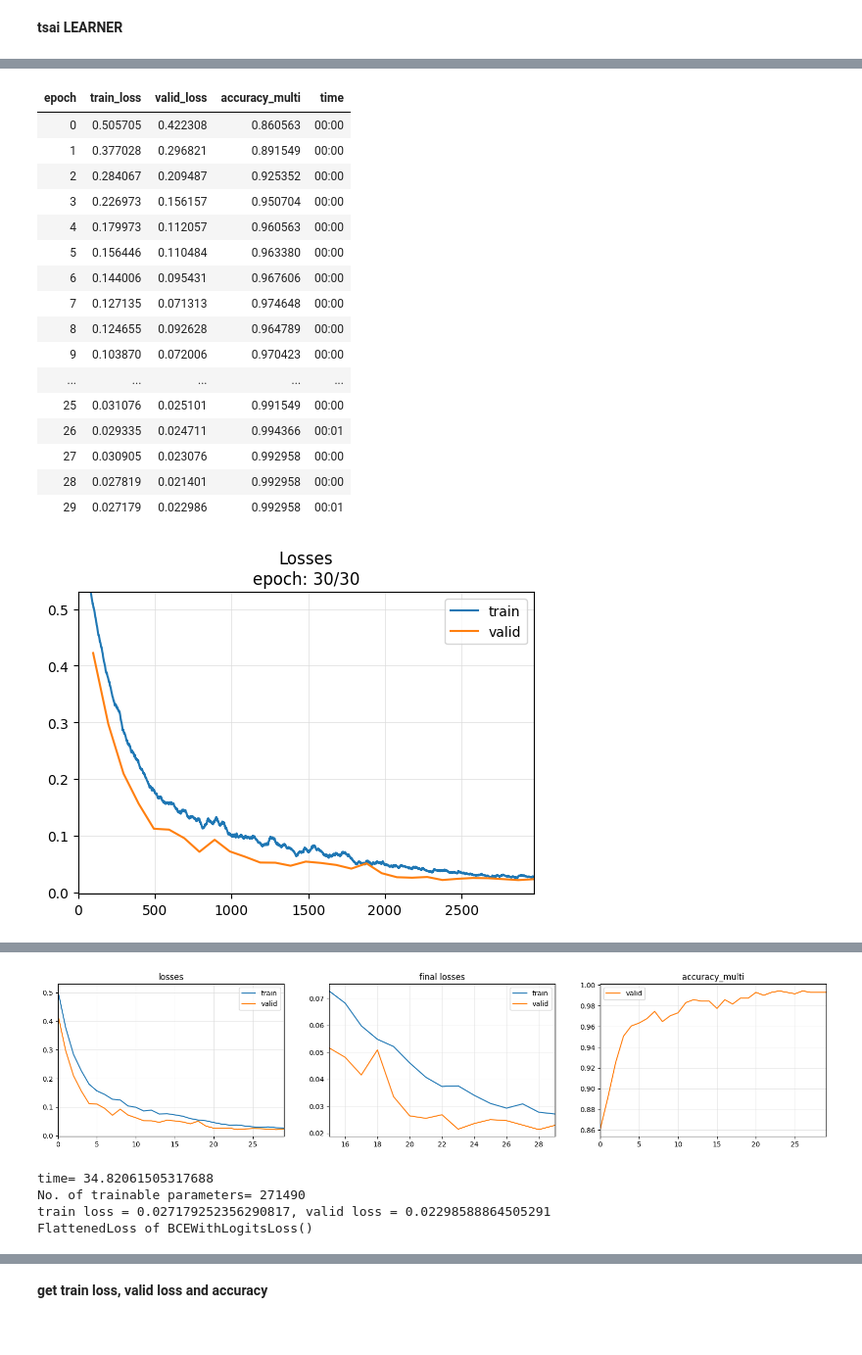
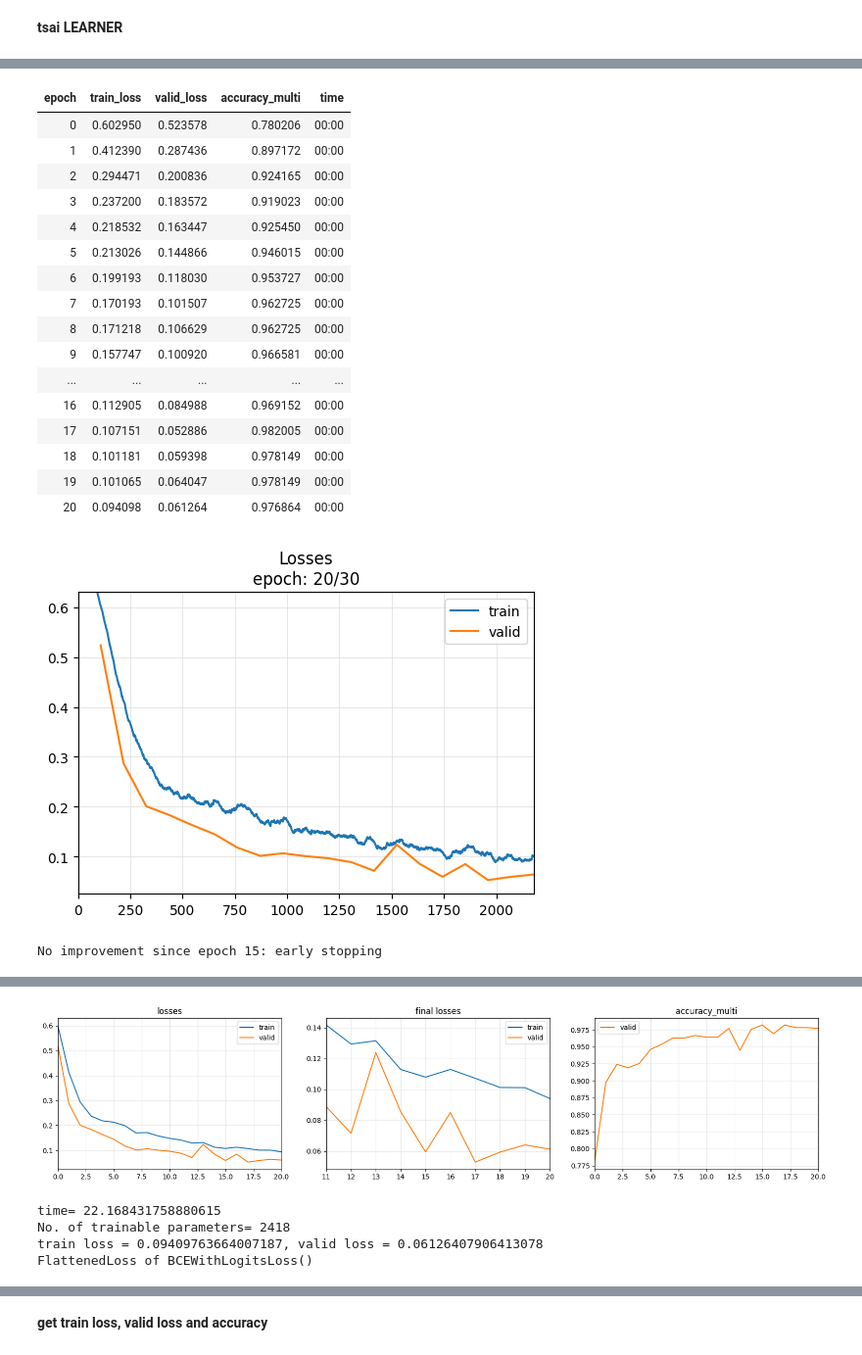
Before and after one commit to MajedNaN/TimeSeriesClassification, a Jupyter notebook: main.ipynb, the cells around one changed output, grey strips where cells are left out. Shown at 98% size. Cells and saved outputs as stored; diff of their text form; code cells hidden in the pictures.

Commit message:
added config file and optuna

```diff
--- a/main.ipynb
+++ b/main.ipynb
@@ -405,0 +408,3 @@ plt.show()
+# %%
+with open('config.yaml') as f:
+    hyperparams = yaml.load(f,SafeLoader)
@@ -406,7 +413,8 @@ plt.show()
 # %%
-under_window = 30
-seq_len = 10
-stride = 1
+under_window = hyperparams['sample_segment']['under_window']
+seq_len = hyperparams['sample_segment']['seq_len']
+stride = hyperparams['sample_segment']['stride']
+sliding_mode = hyperparams['sample_segment']['sliding_mode']
 # standard_mode = 1 ## 1=normalizec, 2= minmax
 
 # reset index
@@ -419,11 +427,11 @@ stride = 1
 ## undersampling and sliding
 sampling = True
 if sampling:
-    X1,y1= under_sample(df_mini1,under_window,seq_len,stride,standardize_mode='mean')
-    X2,y2= under_sample(df_mini2,under_window,seq_len,stride,standardize_mode='mean')
+    X1,y1= under_sample(df_mini1,under_window,seq_len,stride,sliding_mode=sliding_mode)
+    X2,y2= under_sample(df_mini2,under_window,seq_len,stride,sliding_mode=sliding_mode)
 else:
-    X1,y1= sliding(seq_len,stride,features_mini1,targets1,mode='mean')
-    X2,y2= sliding(seq_len,stride,features_mini2,targets2,mode='mean')
+    X1,y1= sliding(seq_len,stride,features_mini1,targets1,mode=sliding_mode)
+    X2,y2= sliding(seq_len,stride,features_mini2,targets2,mode=sliding_mode)
 
 
 ### standardizing segments after undersampling
@@ -475,7 +483,8 @@ y_valid = y[splits[1]]
 # y_test = y[splits[2]]
 
 #different test set
-x_test_, y_test = sliding(seq_len,1,df2_test_features_mini,df2_test_targets,mode='mean')
+### uses stride = 1 to check all time points
+x_test_, y_test = sliding(seq_len,1,df2_test_features_mini,df2_test_targets,mode=sliding_mode)
 x_test = np.zeros(x_test_.shape,dtype=np.float32)
 #################
 
@@ -545,0 +560,3 @@ ax.bar_label(bars)
+# %%
+with open('config.yaml') as f:
+    hyperparams = yaml.load(f,SafeLoader)
@@ -546,6 +565,9 @@ ax.bar_label(bars)
 # %%
 ######## remove sigmoid from the network*****************
 
+epochs = hyperparams['model']['epochs']
+bs = hyperparams['model']['bs']
+num_workers = hyperparams['model']['num_workers']
 # splits = TimeSplitter()(y)
 tfms  = [None, MultiCategorize()]
 batch_tfms = TSStandardize()
@@ -553,55 +575,53 @@ batch_tfms = TSStandardize()
 
 tsets = TSDatasets(x_train, y_train, tfms=tfms, inplace=True)
 vsets = TSDatasets(x_valid, y_valid, tfms=tfms, inplace=True)
-dls   = TSDataLoaders.from_dsets(tsets, vsets, bs = 32, num_workers=2)#,batch_tfms=batch_tfms) ### note the normalization
+dls   = TSDataLoaders.from_dsets(tsets, vsets, bs = bs, num_workers=num_workers)#,batch_tfms=batch_tfms) ### note the normalization
 
 #### use batch normalization instead
 # dsets = TSDatasets(X, y, tfms=tfms, splits=splits, inplace=True)
 # dls   = TSDataLoaders.from_dsets(dsets.train, dsets.valid, bs = 32, num_workers=2,batch_tfms=batch_tfms) ### note the normalization
 
-epochs = 30
 # k={'shuffle':False} ## for LSTM_FCN
 # k={'layers':[16,16,16],'kss':[7,5,3]}
 # k = {'hidden_size':20,'rnn_dropout':0.2}
 k={}
-model = create_model(FCN, dls.vars,dls.c,dls,**k)
+model = create_model(MyFCN, dls.vars,dls.c,dls,**k)
 #### note the accuracy_multi and MultiCategorize() contains BCEwithlogits not normal BCE
 learn = Learner(dls, model, metrics=accuracy_multi,cbs = ShowGraph())
 # learn.fit_one_cycle(10)
-
 start = time.time()
-learn.fit_one_cycle(epochs,learn.lr_find().valley) ## learning rate annealing
+learn.fit_one_cycle(epochs,learn.lr_find().valley,cbs = EarlyStoppingCallback(monitor='valid_loss', min_delta=0.01, patience=5)) ## learning rate annealing
 elapsed = time.time()-start
 print(f'time= {elapsed}')
 print(f'No. of trainable parameters= {count_parameters(model)}')
 print(f'train loss = {learn.recorder.values[-1][0]}, valid loss = {learn.recorder.values[-1][1]}')
 plt.figure()
 plt.plot(learn.recorder.lrs)
 
-
 print(learn.loss_func)
 metrics = np.array(learn.recorder.values)
 
 ##### save and load pkl model
 # learn.export('models/learn.pkl')
 # learn = load_learner('models/learn.pkl')
 # %% [output]
 [interactive output not drawn]
 | epoch | train_loss | valid_loss | accuracy_multi | time |
-| 0 | 0.505705 | 0.422308 | 0.860563 | 00:00 |
-| 1 | 0.377028 | 0.296821 | 0.891549 | 00:00 |
-| 2 | 0.284067 | 0.209487 | 0.925352 | 00:00 |
-| 3 | 0.226973 | 0.156157 | 0.950704 | 00:00 |
-| 4 | 0.179973 | 0.112057 | 0.960563 | 00:00 |
-| 5 | 0.156446 | 0.110484 | 0.963380 | 00:00 |
-| 6 | 0.144006 | 0.095431 | 0.967606 | 00:00 |
-| 7 | 0.127135 | 0.071313 | 0.974648 | 00:00 |
-| 8 | 0.124655 | 0.092628 | 0.964789 | 00:00 |
-| 9 | 0.103870 | 0.072006 | 0.970423 | 00:00 |
+| 0 | 0.602950 | 0.523578 | 0.780206 | 00:00 |
+| 1 | 0.412390 | 0.287436 | 0.897172 | 00:00 |
+| 2 | 0.294471 | 0.200836 | 0.924165 | 00:00 |
+| 3 | 0.237200 | 0.183572 | 0.919023 | 00:00 |
+| 4 | 0.218532 | 0.163447 | 0.925450 | 00:00 |
+| 5 | 0.213026 | 0.144866 | 0.946015 | 00:00 |
+| 6 | 0.199193 | 0.118030 | 0.953727 | 00:00 |
+| 7 | 0.170193 | 0.101507 | 0.962725 | 00:00 |
+| 8 | 0.171218 | 0.106629 | 0.962725 | 00:00 |
+| 9 | 0.157747 | 0.100920 | 0.966581 | 00:00 |
 | ... | ... | ... | ... | ... |
-| 25 | 0.031076 | 0.025101 | 0.991549 | 00:00 |
-| 26 | 0.029335 | 0.024711 | 0.994366 | 00:01 |
-| 27 | 0.030905 | 0.023076 | 0.992958 | 00:00 |
-| 28 | 0.027819 | 0.021401 | 0.992958 | 00:00 |
-| 29 | 0.027179 | 0.022986 | 0.992958 | 00:01 |
+| 16 | 0.112905 | 0.084988 | 0.969152 | 00:00 |
+| 17 | 0.107151 | 0.052886 | 0.982005 | 00:00 |
+| 18 | 0.101181 | 0.059398 | 0.978149 | 00:00 |
+| 19 | 0.101065 | 0.064047 | 0.978149 | 00:00 |
+| 20 | 0.094098 | 0.061264 | 0.976864 | 00:00 |
-[figure, old version]
+[figure, new version]
+No improvement since epoch 15: early stopping
@@ -609,5 +629,5 @@ metrics = np.array(learn.recorder.values)
-[figure, old version]
+[figure, new version]
-time= 34.82061505317688
-No. of trainable parameters= 271490
-train loss = 0.027179252356290817, valid loss = 0.02298588864505291
-FlattenedLoss of BCEWithLogitsLoss()
+time= 22.168431758880615
+No. of trainable parameters= 2418
+train loss = 0.09409763664007187, valid loss = 0.06126407906413078
+FlattenedLoss of BCEWithLogitsLoss()
```
Also changed, not shown: parts of 16 cells of this notebook, 5 other files.
